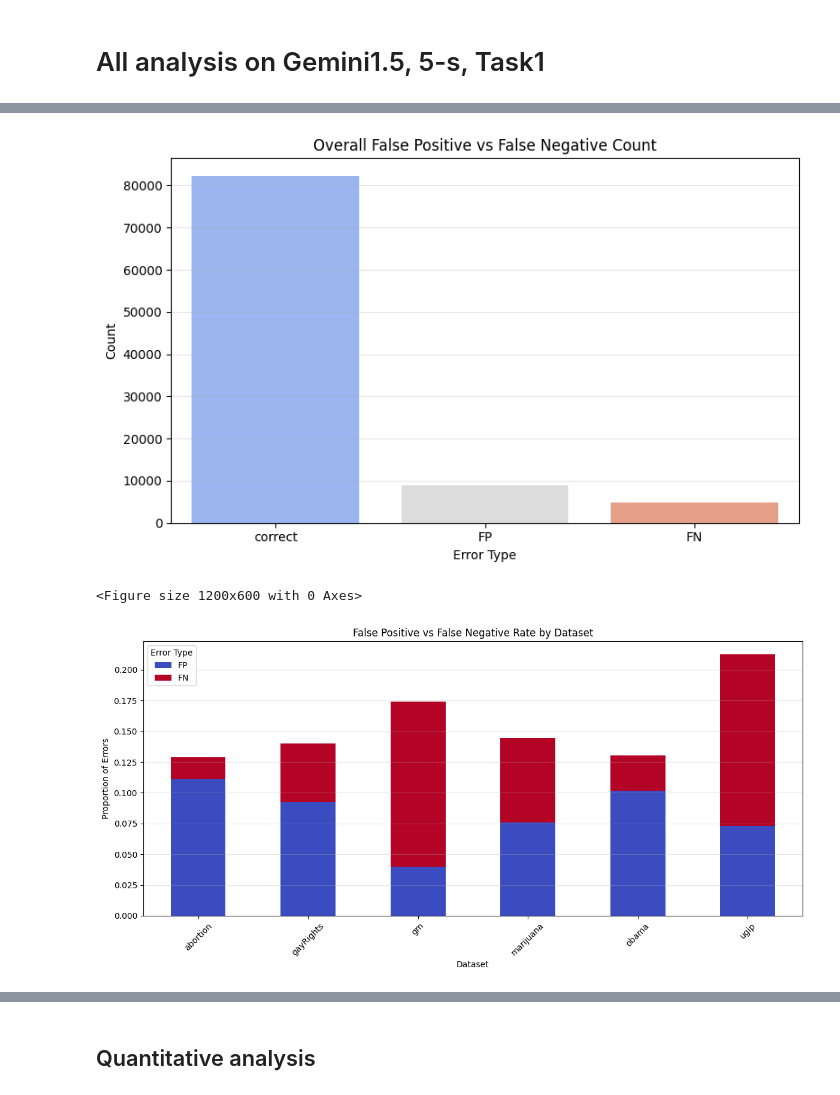
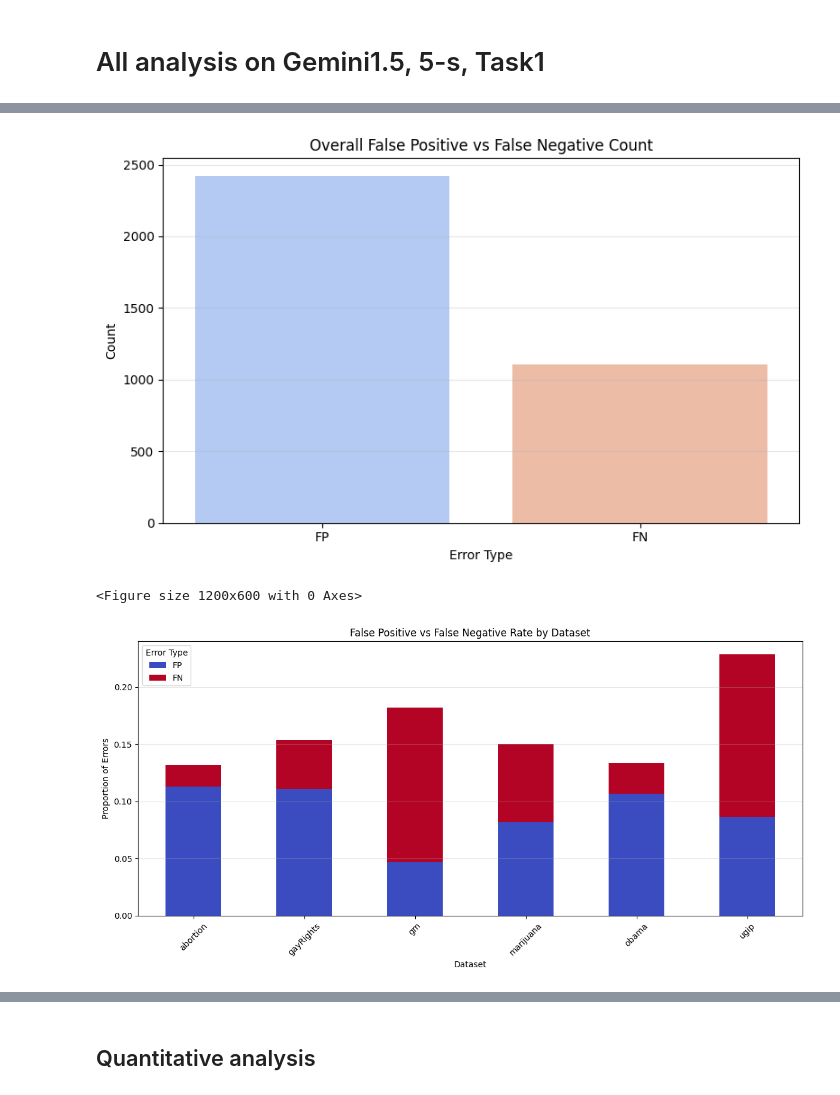
Before and after one commit to mattguida/error_analysis_arg_min_paper, a Jupyter notebook: quantitative_analysis/error_analysis_t1.ipynb, the cells around one changed output, grey strips where cells are left out. Saved outputs shown, nothing was run; the diff lists cells and outputs as text; code cells hidden in the pictures.

```diff
--- a/quantitative_analysis/error_analysis_t1.ipynb
+++ b/quantitative_analysis/error_analysis_t1.ipynb
@@ -30,3 +30,9 @@ warnings.filterwarnings('ignore')
 # All analysis on Gemini1.5, 5-s, Task1
 # %%
 all_cases = pd.read_csv('../qualitative_analysis/error_and_correct_both_data.csv')
+# %%
+all_cases['error_type'] = all_cases['error_type'].fillna('correct')
+# %%
+all_cases.drop(columns=['split'], inplace=True)
+all_cases.fillna('correct', inplace=True)
+all_cases
@@ -116,19 +136,20 @@ all_cases
 # %%
 overall_errors = all_cases['error_type'].value_counts().reset_index()
+overall_errors = overall_errors[overall_errors['error_type'] != 'correct']
 overall_errors.columns = ['error_type', 'count']
 
 plt.figure(figsize=(8, 5))
 sns.barplot(data=overall_errors,
             x='error_type', y='count', palette='coolwarm')
 
 plt.title("Overall False Positive vs False Negative Count")
 plt.xlabel("Error Type")
 plt.ylabel("Count")
 plt.grid(axis='y', alpha=0.3)
 plt.tight_layout()
 plt.show()
 # %% [output]
-[figure, old version]
+[figure, new version]
 # %%
 error_dist = all_cases.groupby(['dataset', 'error_type']).size().reset_index(name='count')
 
@@ -148,7 +169,7 @@ plt.tight_layout()
 plt.show()
 # %% [output]
 <Figure size 1200x600 with 0 Axes>
-[figure, old version]
+[figure, new version]
 # %%
 fp_fn_cases = all_cases[all_cases['error_type'].isin(['FP', 'FN'])]
 
```
Also changed, not shown: parts of 22 cells of this notebook, 1 other file.
